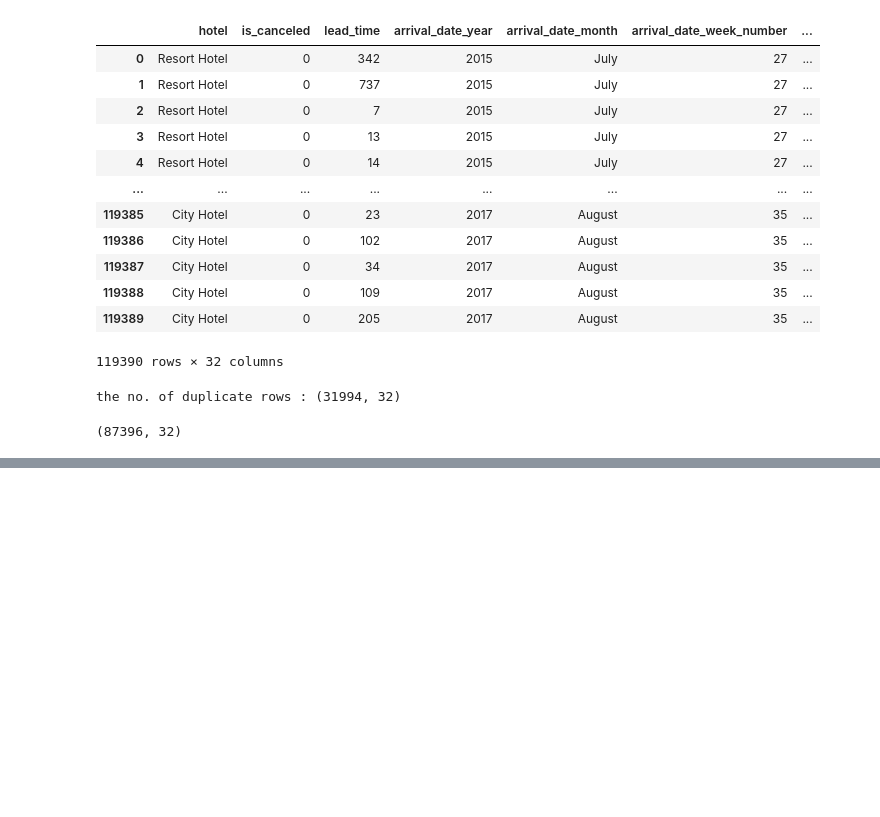
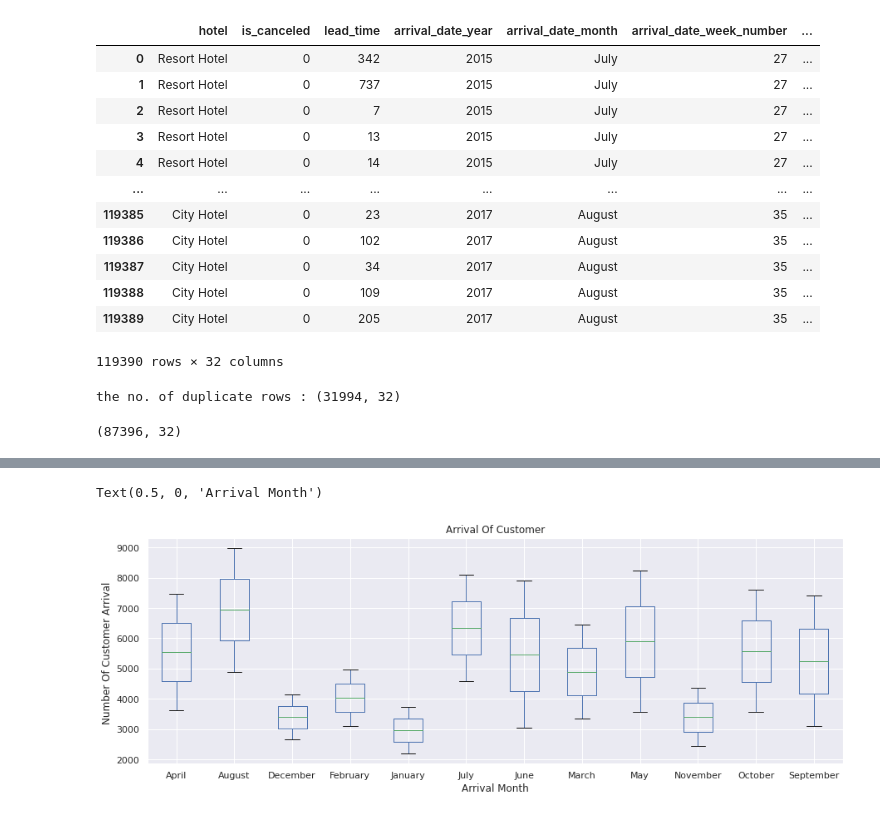
Before and after one commit to Tanjul5/Hotel_Booking_Analysis, a Jupyter notebook: Hotel_Booking_Analysis_Capstone_Project.ipynb, the cells around one changed output, grey strips where cells are left out. Drawn from its saved outputs; the diff is of its cells as text; code cells hidden in the pictures; blank space fills up the shorter version.

```diff
--- a/Hotel_Booking_Analysis_Capstone_Project.ipynb
+++ b/Hotel_Booking_Analysis_Capstone_Project.ipynb
@@ -140,0 +186,8 @@ Each booking has on an average 1.8 adults and 0.13 children
+# %%
+Hotel_book_df.groupby(['hotel', 'arrival_date_month'])['arrival_date_year'].size().unstack().plot(kind="box")
+plt.title('Arrival Of Customer')
+plt.ylabel('Number Of Customer Arrival ')
+plt.xlabel('Arrival Month')
+# %% [output]
+Text(0.5, 0, 'Arrival Month')
+[figure, added]
```
Also changed, not shown: parts of 19 cells of this notebook.
